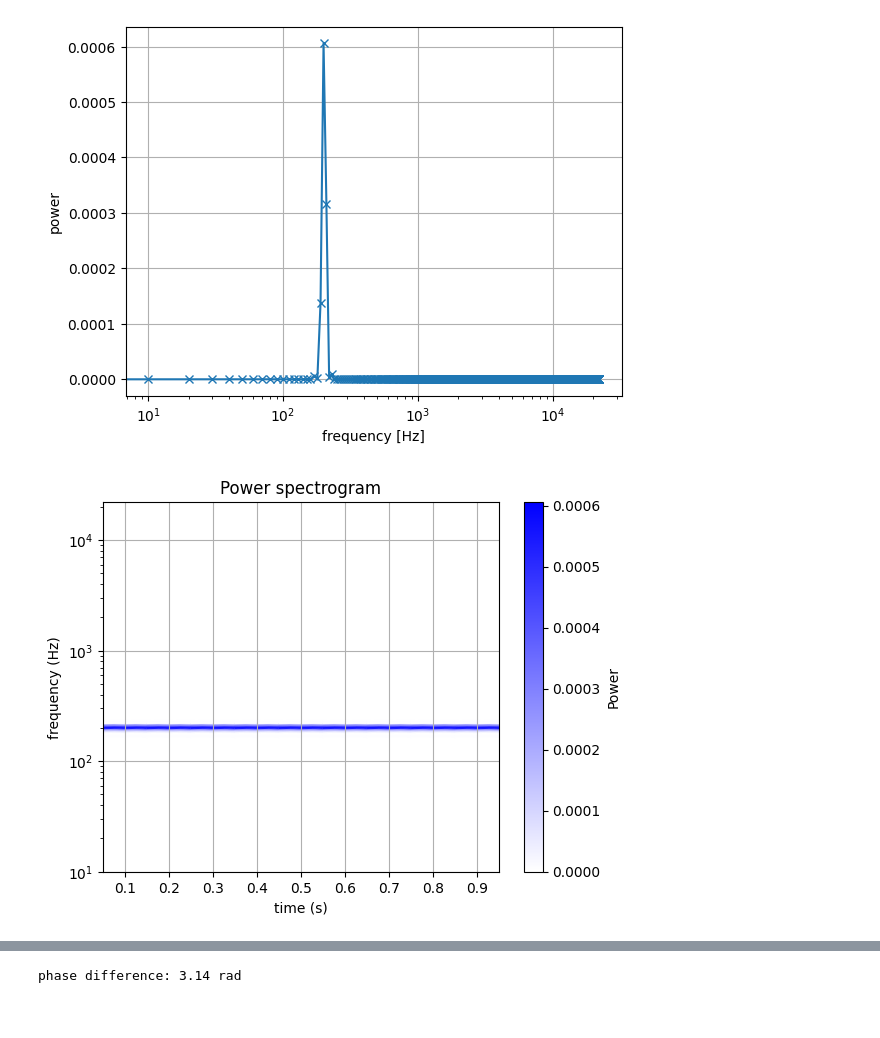
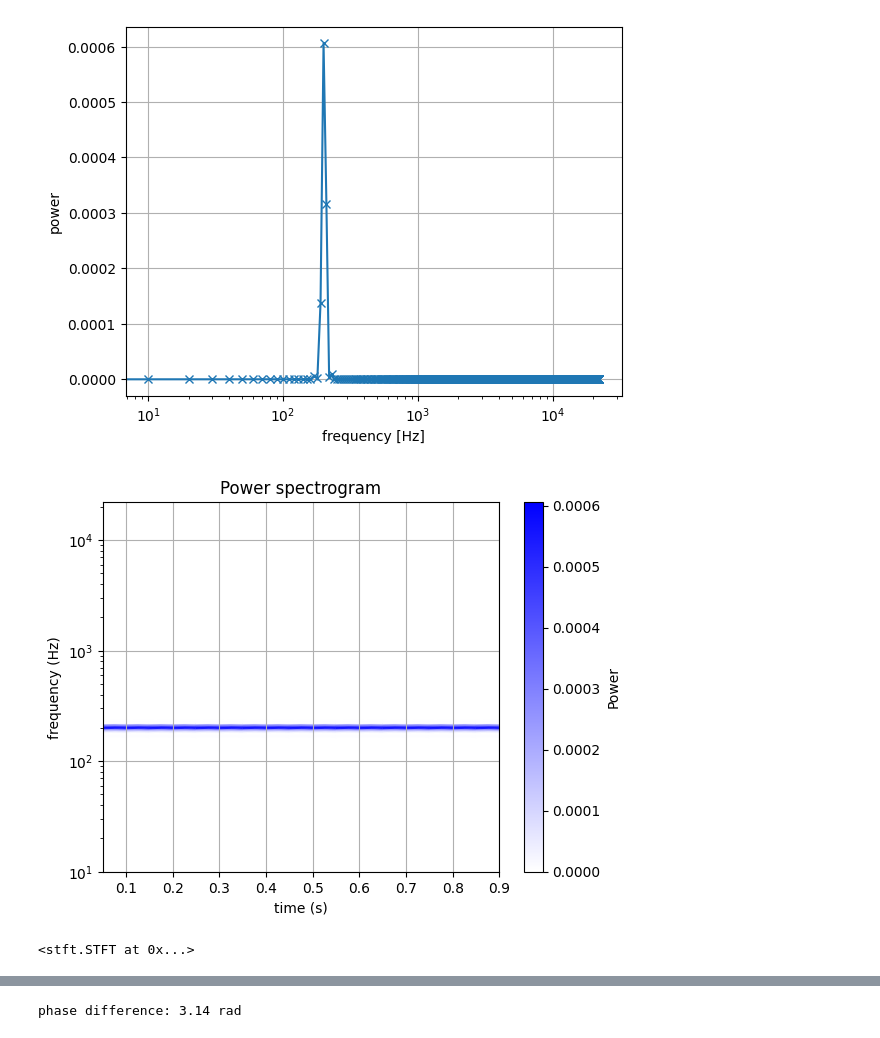
Before and after one commit to ajakovac/Voice-recognition, a Jupyter notebook: stft transformation.ipynb, the cells around one changed output, grey strips where cells are left out. Saved outputs shown, nothing was run; the diff lists cells and outputs as text; code cells hidden in the pictures.

Commit message:
improvements of stft

```diff
--- a/stft transformation.ipynb
+++ b/stft transformation.ipynb
@@ -11,7 +10,6 @@ from stft import *
 # %%
-argument = StftArgument()
-sft = STFT(argument)
-sound = SoundData()
+argument = stft.StftArgument()
+sft = stft.STFT(argument)
 # %%
 dx=0.01
 lim = 2
@@ -29,7 +31,7 @@ plt.show()
 tmax = 1 #sec
 nu = 201.8 #Hz
 A = 1
-trange = sft.range(0,tmax)
+trange = np.arange(0, tmax, sft.dt)
 data = A*np.sin(2*np.pi*nu*trange)
 sft.set_amplitude(data).transform()
 # %% [output]
@@ -65,10 +75,14 @@ plt.show()
 # %% [output]
 [figure]
 # %%
-fig,ax,mesh = sft.plot( view='power')
+fig,ax,mesh = sft.plot_spectrogram( view='power')
 ax.set_title('Power spectrogram')
 ax.grid(True)
 fig.colorbar(mesh, ax=ax, label='Power')
 plt.show()
 # %% [output]
-[figure, old version]
+[figure, new version]
+# %%
+sft.invert()
+# %% [output]
+<stft.STFT at 0x...>
```
Also changed, not shown: parts of 11 cells of this notebook, 9 other files.
